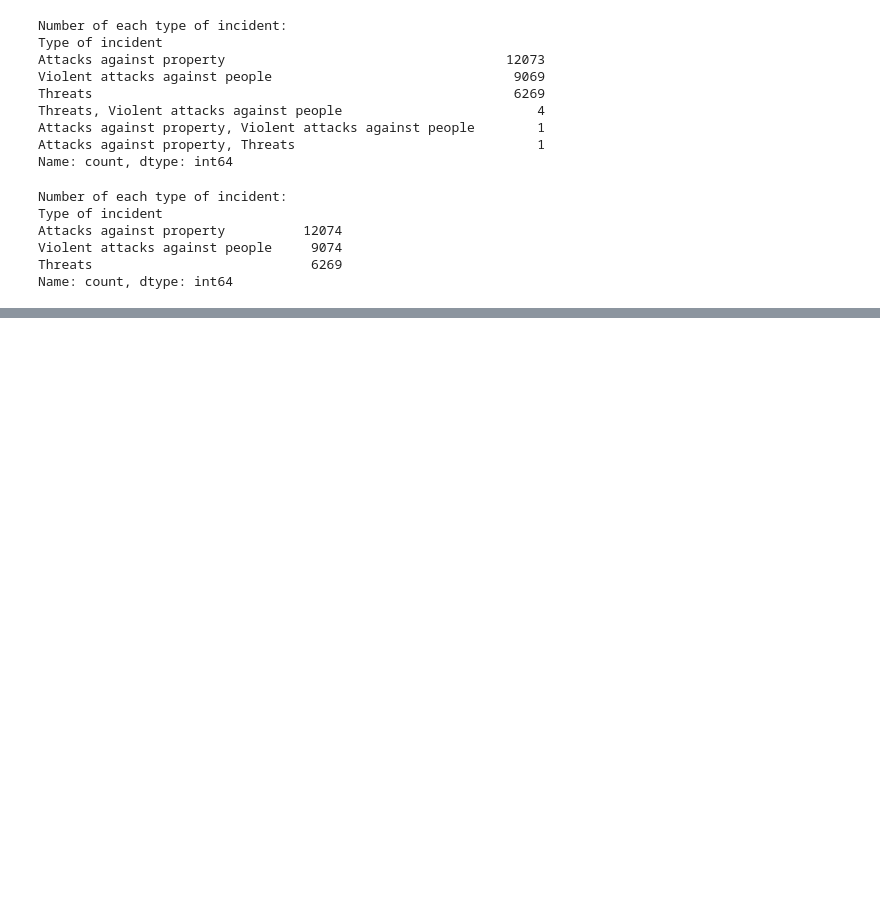
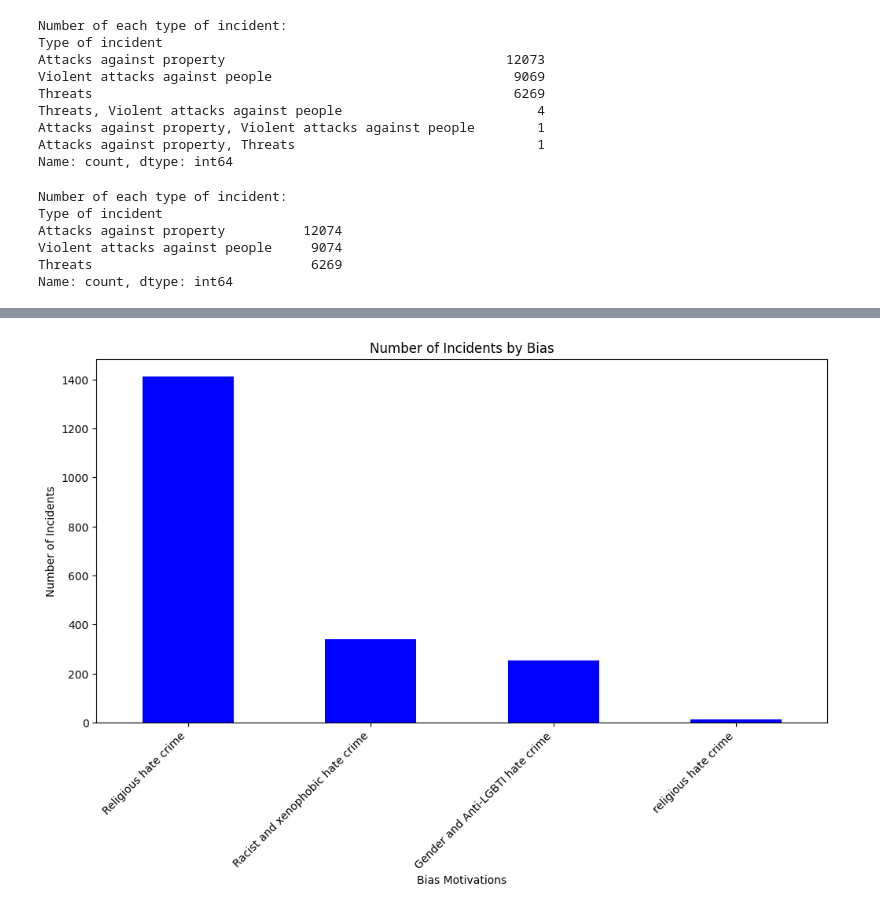
Before and after one commit to Sayocroft/Usafe_bot, a Jupyter notebook: notebooks/EDA_data_hate_crime.ipynb, the cells around one changed output, grey strips where cells are left out. Saved outputs shown, nothing was run; the diff lists cells and outputs as text; code cells hidden in the pictures; blank space fills up the shorter version.

```diff
--- a/notebooks/EDA_data_hate_crime.ipynb
+++ b/notebooks/EDA_data_hate_crime.ipynb
@@ -706,0 +684,6 @@ Number of Gender and Anti-LGBTI hate crime incidents: 254
+# %%
+# Count the number of incidents by bias
+incidents_by_bias = df['Bias motivations'].value_counts()
+
+print("Number of incidents by bias:")
+print(incidents_by_bias)
@@ -706,0 +727,16 @@ Number of Gender and Anti-LGBTI hate crime incidents: 254
+# %%
+# Plot the number of incidents by bias
+incidents_by_bias.plot(kind='bar', figsize=(12, 6), color='blue')
+
+# Add title and labels
+plt.title('Number of Incidents by Bias')
+plt.xlabel('Bias Motivations')
+plt.ylabel('Number of Incidents')
+
+# Rotate x-axis labels for better readability
+plt.xticks(rotation=45, ha='right')
+
+# Display the plot
+plt.show()
+# %% [output]
+[figure, added]
```
Also changed, not shown: parts of 33 cells of this notebook, 2 other files.
